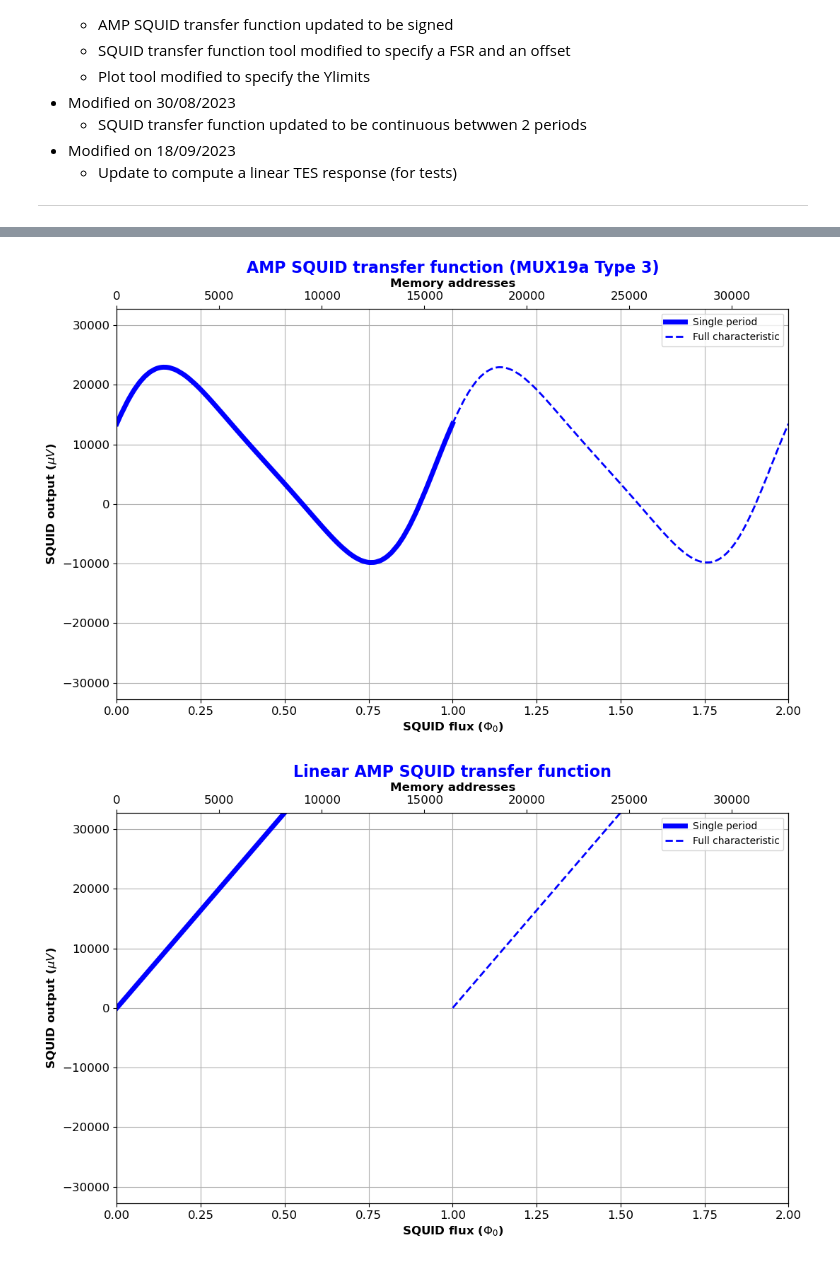
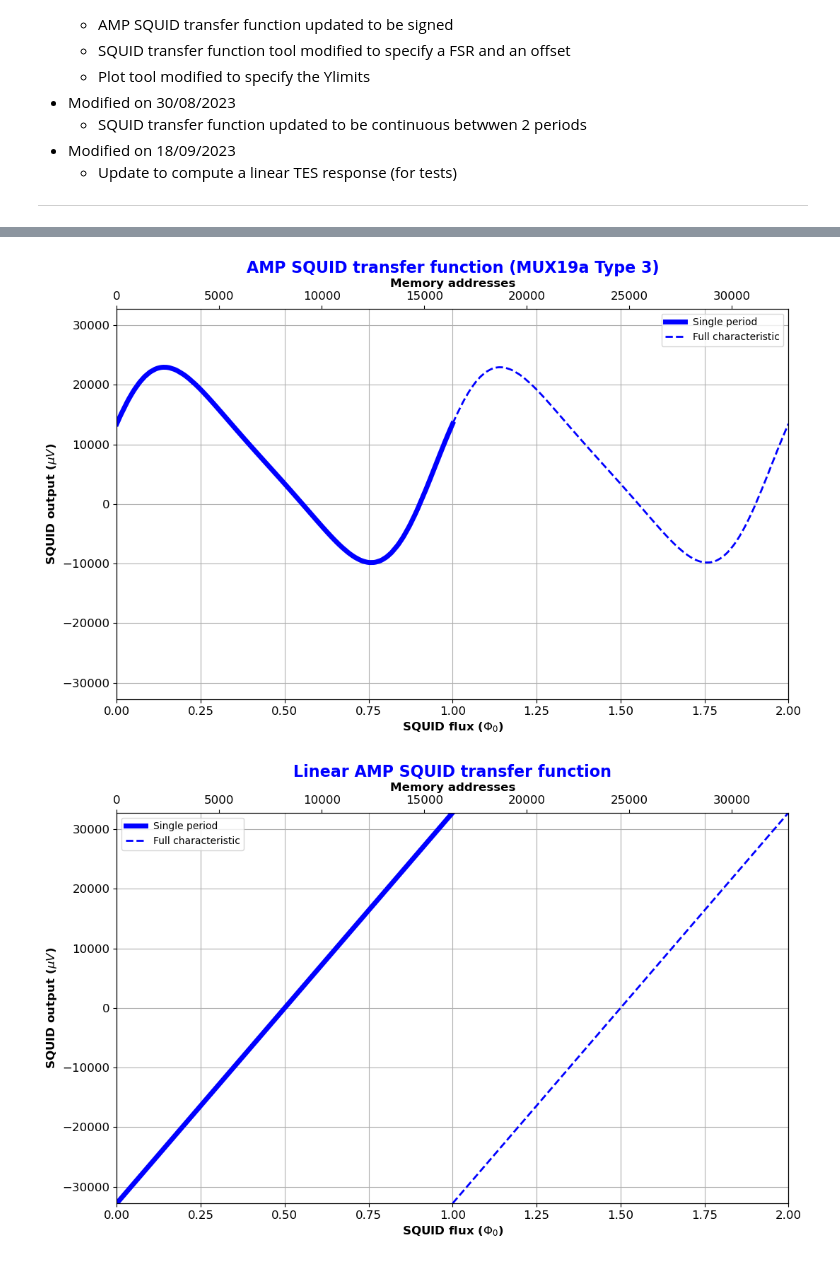
Before and after one commit to LaurentRavera/MyTechNotes, a Jupyter notebook: FPAsim_patterns/mk_transfer_functions.ipynb, the cells around one changed output, grey strips where cells are left out. Drawn from its saved outputs; the diff is of its cells as text; code cells hidden in the pictures.

Commit message:
27/09/2023 * AMP SQUID linear tf updated to be from -2^15 to 2^15-1

```diff
--- a/FPAsim_patterns/mk_transfer_functions.ipynb
+++ b/FPAsim_patterns/mk_transfer_functions.ipynb
@@ -141,9 +141,9 @@ def mux_squid(npts, nbits=16, FS=0.5, offset=0):
     y = y / slope_correction
 
     # scaling the function
-    y = ((y-y.mean())*(2**nbits-1)/(y.max()-y.min()) + offset*(2**nbits-1)) * FS
+    y = ((y-(y.max()+y.min())/2)*(2**nbits-1)/(y.max()-y.min()) + offset*(2**nbits-1)) * FS
 
-    y = np.round(y).astype(int)
+    y = np.floor(y).astype(int)
 
     return (x[:-1], y[:-1])
 # %%
@@ -151,16 +151,18 @@ def mux_squid(npts, nbits=16, FS=0.5, offset=0):
 # Linear tranfer functions
 ###################################################
 
-def tf_linear(npts, full_scale=True, nbits=16):
+def tf_linear(npts, nbits=16, signed=True):
 
     x = np.arange(npts)/npts
     y = x
 
-    if full_scale:
-        y = (y-y.min())*(2**nbits-1)/(y.max()-y.min())
+    y = (y-y.min())*(2**nbits-1)/(y.max()-y.min())
 
     y = np.round(y).astype(int)
 
+    if signed:
+        y -= 2**(nbits-1)
+
     return (x, y)
 # %%
 ###################################################
@@ -254,7 +256,7 @@ os_factor = 16 # oversampling factor
 npts = 2**11
 word_length_in_bits = 16
 t_tes, pulse = tes(npts, os_factor, nbits=word_length_in_bits)
-t_tes_linear, pulse_linear = tf_linear(npts, full_scale=True, nbits=word_length_in_bits) # for tests
+t_tes_linear, pulse_linear = tf_linear(npts, nbits=word_length_in_bits, signed=False) # for tests
 
 # Exporting TES transfer function to a file
 nom_fichier = "tes_pulse_shape.mem"
@@ -270,10 +272,13 @@ ntes=64
 ratio=0.90 # percentage wrt of the FSR
 word_length_in_bits = 16
 tes_steady = tes_steady_state(ntes, word_length_in_bits, ratio)
+tes_steady_FSR = (np.ones(ntes)*(2**word_length_in_bits - 1)).astype(int)
 
 # Exporting TES steady state to a file
 nom_fichier = "tes_std_state.mem"
 tf_to_file(tes_steady, word_length_in_bits, nom_fichier)
+nom_fichier = "tes_std_state_FSR.mem"
+tf_to_file(tes_steady_FSR, word_length_in_bits, nom_fichier)
 
 
 ############
@@ -283,7 +288,7 @@ npts=2**13
 word_length_in_bits = 16
 x_mux_sq, tf_mux_sq = mux_squid(npts, nbits=word_length_in_bits, FS=1, offset=0.5)
 plot_squid_tf(x_mux_sq, tf_mux_sq, "MUX SQUID transfer function (MUX19a Type 3)", "mux_squid_tf.png", 0, 2**word_length_in_bits)
-x_mux_sq_linear, tf_mux_sq_linear = tf_linear(npts, full_scale=True, nbits=word_length_in_bits) # for tests
+x_mux_sq_linear, tf_mux_sq_linear = tf_linear(npts, nbits=word_length_in_bits, signed=False) # for tests
 plot_squid_tf(x_mux_sq_linear, tf_mux_sq_linear, "Linear MUX SQUID transfer function", "mux_squid_linear_tf.png", 0, 2**word_length_in_bits)
 
 # Exporting MUX SQUID transfer functions to a file
@@ -305,32 +310,32 @@ nom_fichier = "mux_squid_offset.mem"
 tf_to_file(offset, word_length_in_bits, nom_fichier)
 
 
 ############
 # AMP SQUID transfer function
 ############
 npts=2**14
 word_length_in_bits = 16
 FS = 0.5    # amplitude wrt FSR
 offset = 0.2     # center value wrt FSR
 x_amp_sq, tf_amp_sq = mux_squid(npts, nbits=word_length_in_bits, FS=FS, offset=offset)
 # Shifting the AMP SQUID transfer function by 1/2 period
 npts_roll = 0
 tf_amp_sq = np.roll(tf_amp_sq, int(npts_roll))
 plot_squid_tf(x_amp_sq, tf_amp_sq, "AMP SQUID transfer function (MUX19a Type 3)", "amp_squid_tf.png", \
     -2**(word_length_in_bits-1), 2**(word_length_in_bits-1))
-x_amp_sq_linear, tf_amp_sq_linear = tf_linear(npts, full_scale=True, nbits=word_length_in_bits) # for tests
+x_amp_sq_linear, tf_amp_sq_linear = tf_linear(npts, nbits=word_length_in_bits, signed=True) # for tests
 plot_squid_tf(x_amp_sq_linear, tf_amp_sq_linear, "Linear AMP SQUID transfer function", "amp_squid_linear_tf.png", \
     -2**(word_length_in_bits-1), 2**(word_length_in_bits-1))
 
 
 # Exporting AMP SQUID transfer functions to a file
 nom_fichier = "amp_squid_tf.mem"
 tf_to_file(tf_amp_sq, word_length_in_bits, nom_fichier)
 tf_to_xls(tf_amp_sq, "amp_squid_tf.xls")
 nom_fichier = "amp_squid_linear_tf.mem"
 tf_to_file(tf_amp_sq_linear, word_length_in_bits, nom_fichier)
 # %% [output]
 [figure]
 [figure]
 [figure]
-[figure, old version]
+[figure, new version]
```
Also changed, not shown: 1 other file.
